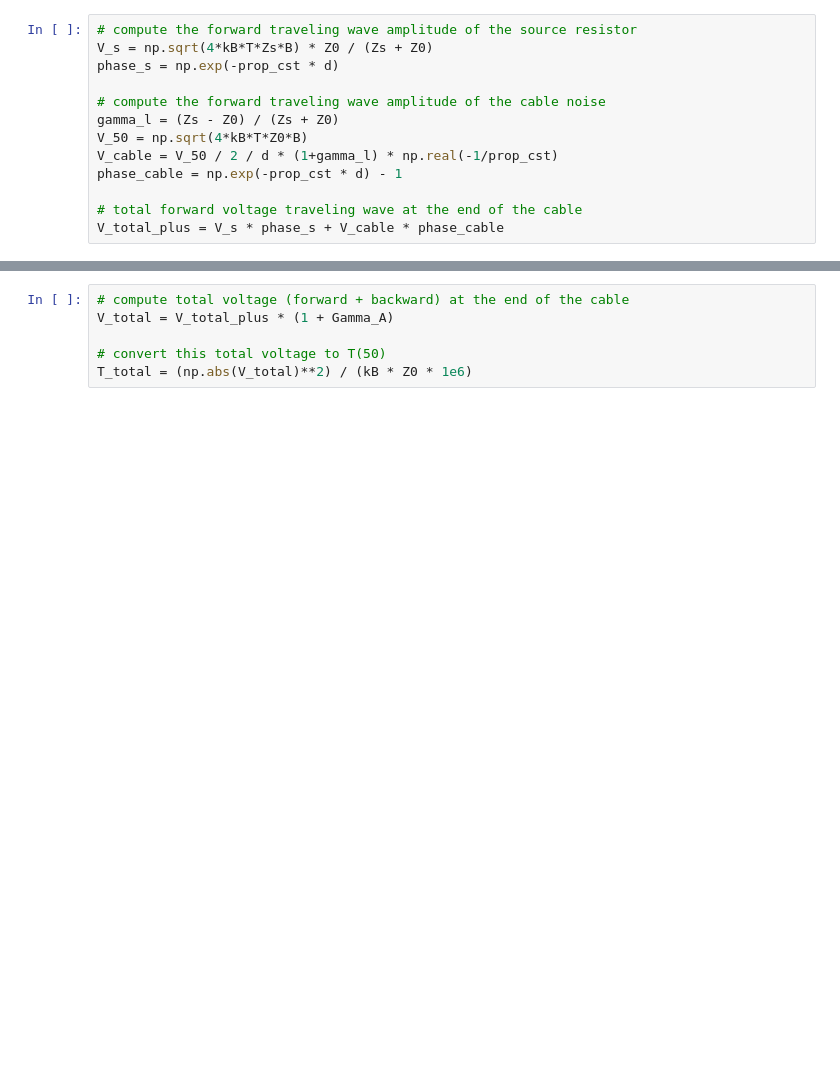
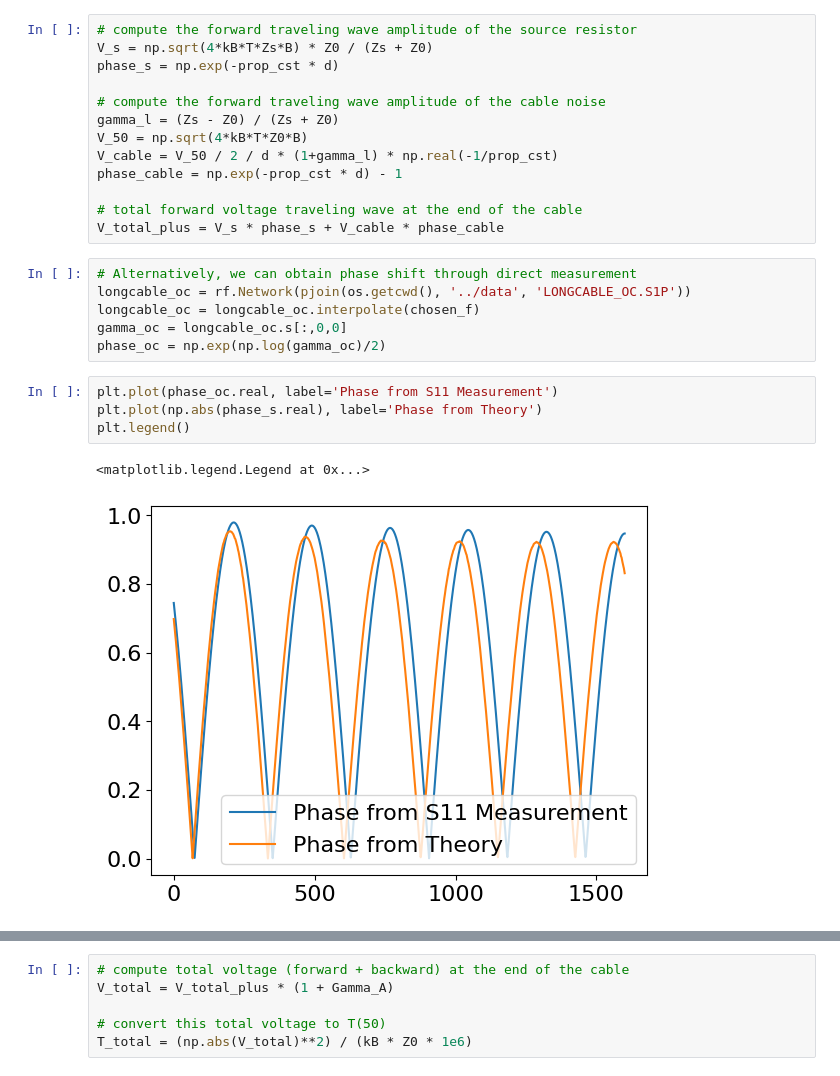
Before and after one commit to JoyYTZhou/RF_Math, a Jupyter notebook: notebooks/multiple_reflection.ipynb, the cells around one changed output, grey strips where cells are left out. Cells and saved outputs as stored; diff of their text form; blank space fills up the shorter version.

```diff
--- a/notebooks/multiple_reflection.ipynb
+++ b/notebooks/multiple_reflection.ipynb
@@ -96,3 +105,16 @@ phase_cable = np.exp(-prop_cst * d) - 1
 
 # total forward voltage traveling wave at the end of the cable
 V_total_plus = V_s * phase_s + V_cable * phase_cable
+# %%
+# Alternatively, we can obtain phase shift through direct measurement
+longcable_oc = rf.Network(pjoin(os.getcwd(), '../data', 'LONGCABLE_OC.S1P'))
+longcable_oc = longcable_oc.interpolate(chosen_f)
+gamma_oc = longcable_oc.s[:,0,0]
+phase_oc = np.exp(np.log(gamma_oc)/2)
+# %%
+plt.plot(phase_oc.real, label='Phase from S11 Measurement')
+plt.plot(np.abs(phase_s.real), label='Phase from Theory')
+plt.legend()
+# %% [output]
+<matplotlib.legend.Legend at 0x...>
+[figure, added]
```
Also changed, not shown: parts of 13 cells of this notebook.
